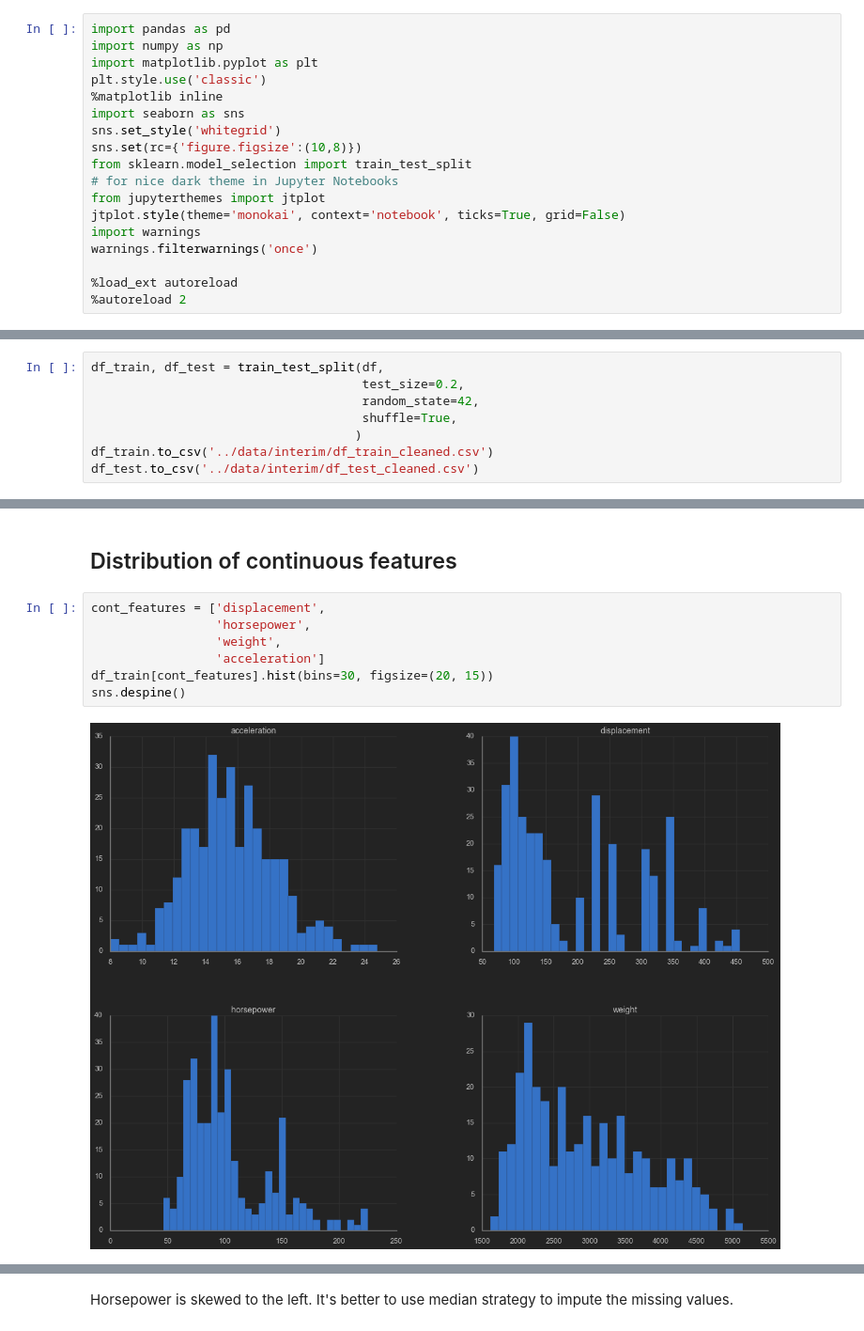
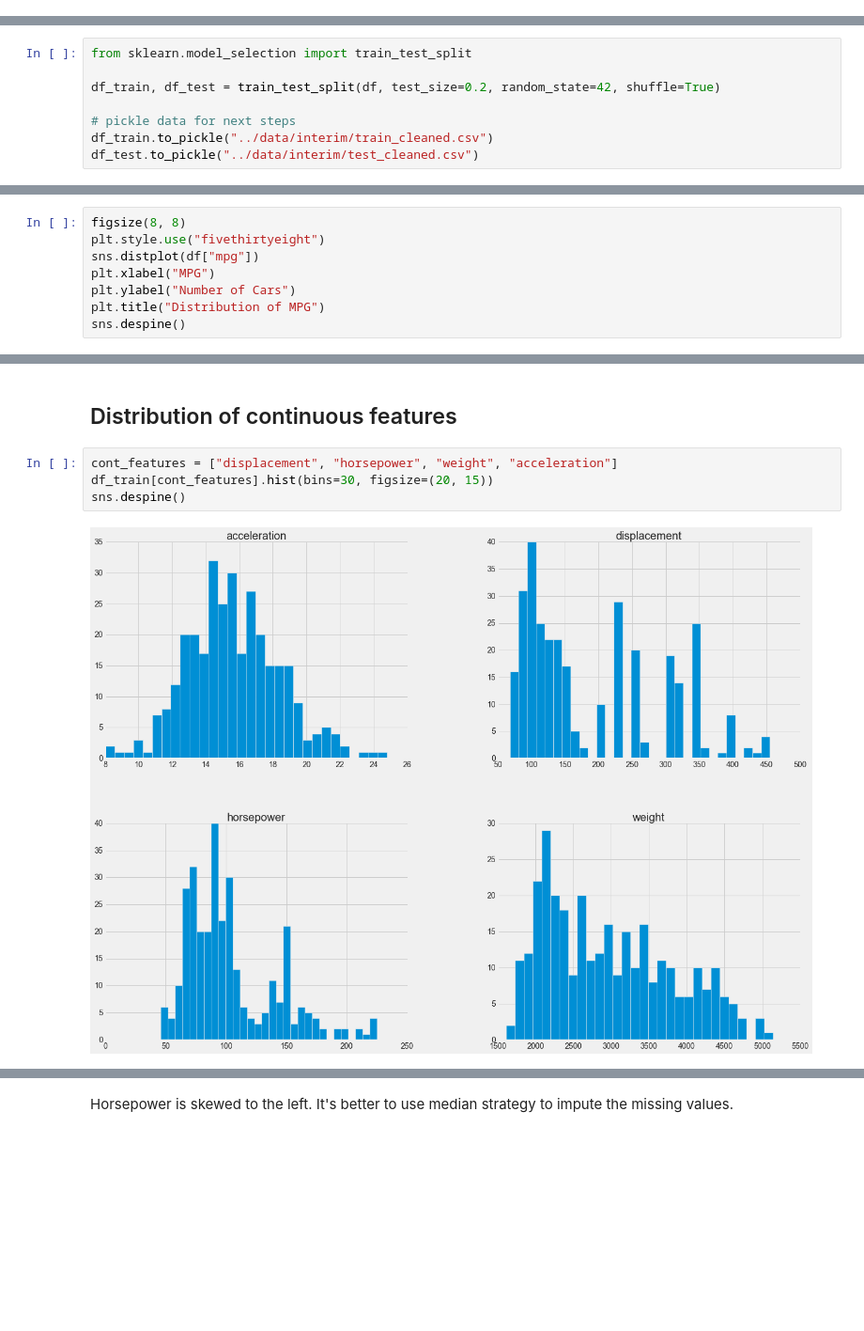
Before and after one commit to rachida-sgh/auto-mpg, a Jupyter notebook: notebooks/02_exploratory_data_analysis.ipynb, the cells around one changed output, grey strips where cells are left out. Shown at 94% size. Saved outputs shown, nothing was run; the diff lists cells and outputs as text; blank space fills up the shorter version.

Commit message:
add comments eda notebook

```diff
--- a/notebooks/02_exploratory_data_analysis.ipynb
+++ b/notebooks/02_exploratory_data_analysis.ipynb
@@ -1,18 +0,0 @@
-# %%
-import pandas as pd
-import numpy as np
-import matplotlib.pyplot as plt
-plt.style.use('classic')
-%matplotlib inline
-import seaborn as sns
-sns.set_style('whitegrid')
-sns.set(rc={'figure.figsize':(10,8)})
-from sklearn.model_selection import train_test_split
-# for nice dark theme in Jupyter Notebooks
-from jupyterthemes import jtplot
-jtplot.style(theme='monokai', context='notebook', ticks=True, grid=False)
-import warnings
-warnings.filterwarnings('once')
-
-%load_ext autoreload
-%autoreload 2
@@ -54,8 +65,8 @@ Exploratory Data Analysis should be conducted on training set to avoid what's ca
 # %%
-df_train, df_test = train_test_split(df,
-                                     test_size=0.2,
-                                     random_state=42,
-                                     shuffle=True,
-                                    )
-df_train.to_csv('../data/interim/df_train_cleaned.csv')
-df_test.to_csv('../data/interim/df_test_cleaned.csv')
+from sklearn.model_selection import train_test_split
+
+df_train, df_test = train_test_split(df, test_size=0.2, random_state=42, shuffle=True)
+
+# pickle data for next steps
+df_train.to_pickle("../data/interim/train_cleaned.csv")
+df_test.to_pickle("../data/interim/test_cleaned.csv")
@@ -68,0 +95,8 @@ sns.despine()
+# %%
+figsize(8, 8)
+plt.style.use("fivethirtyeight")
+sns.distplot(df["mpg"])
+plt.xlabel("MPG")
+plt.ylabel("Number of Cars")
+plt.title("Distribution of MPG")
+sns.despine()
@@ -95,11 +159,8 @@ df.describe(include=['O'])
 # %% [markdown]
 ## Distribution of continuous features
 # %%
-cont_features = ['displacement',
-                 'horsepower',
-                 'weight',
-                 'acceleration']
+cont_features = ["displacement", "horsepower", "weight", "acceleration"]
 df_train[cont_features].hist(bins=30, figsize=(20, 15))
 sns.despine()
 # %% [output]
-[figure, old version]
+[figure, new version]
```
Also changed, not shown: parts of 65 cells of this notebook, 1 other file.
